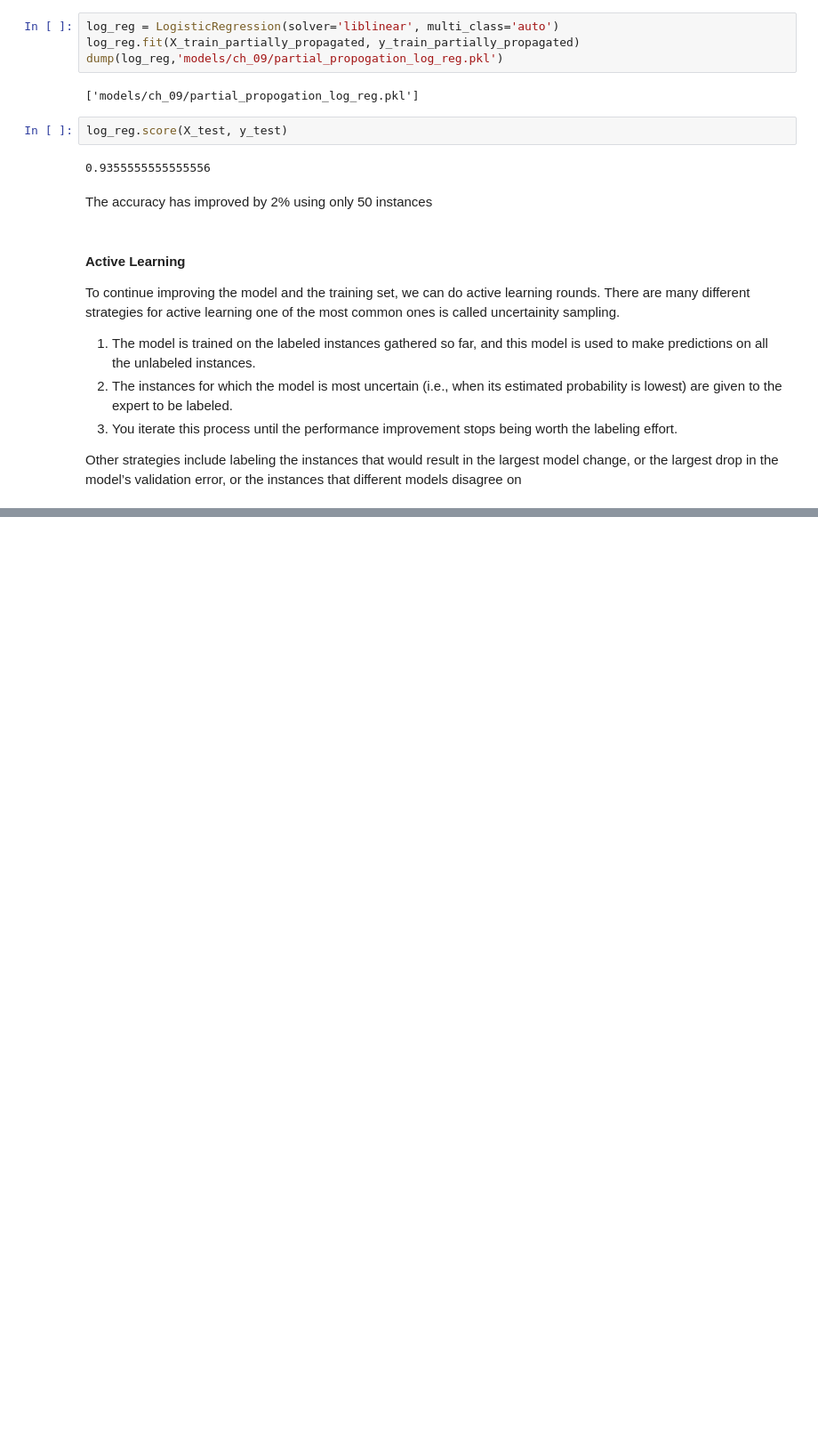
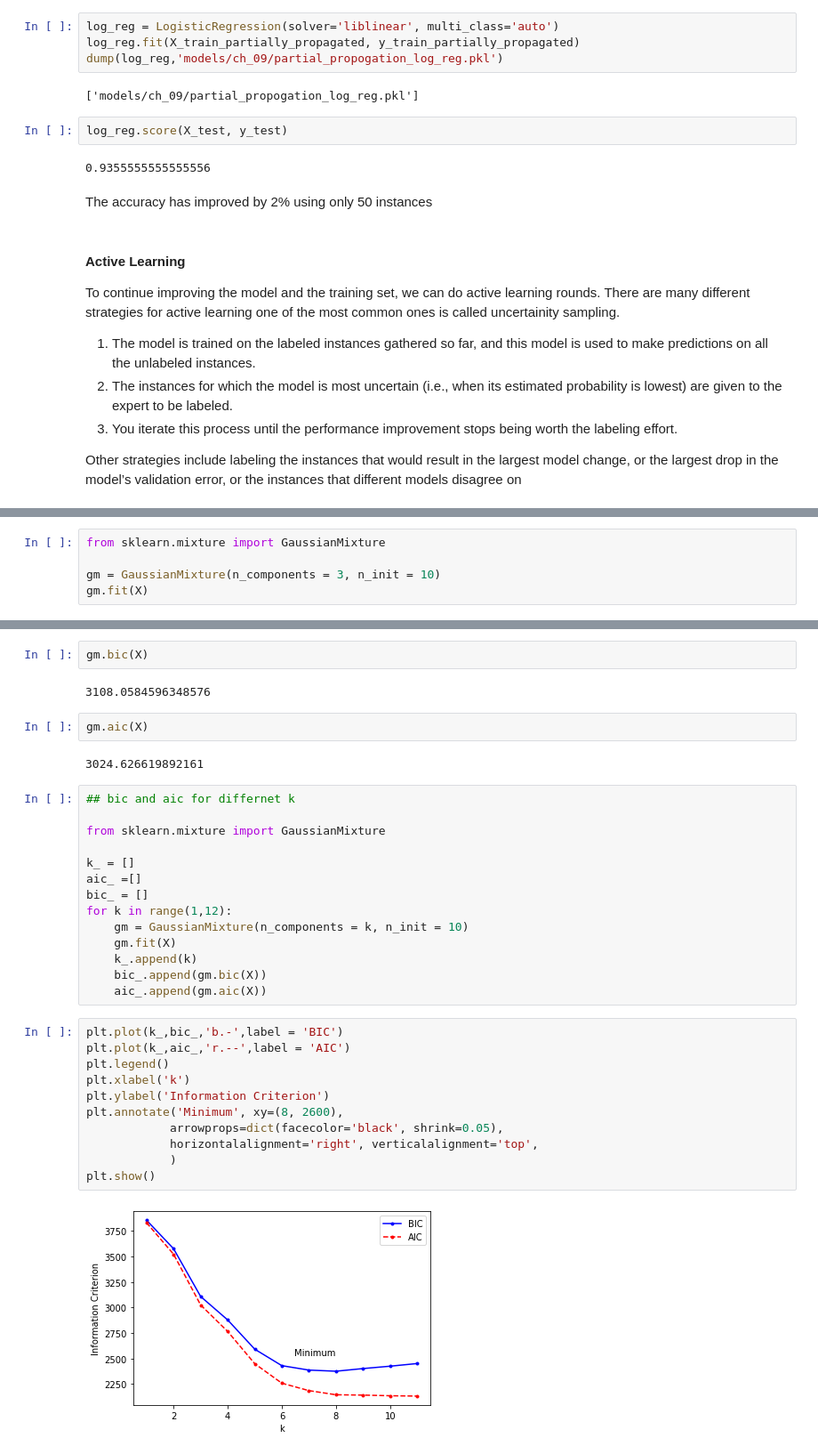
Before and after one commit to apurvasijaria/notes-and-codes-from-books, a Jupyter notebook: Hands-on-ML-with-scikit-learn-keras-tensorflow-2ndEd/Ch_09_unsupervised_learning_techniques.ipynb, the cells around one changed output, grey strips where cells are left out. Shown at 89% size. Cells and saved outputs as stored; diff of their text form; blank space fills up the shorter version.

```diff
--- a/Hands-on-ML-with-scikit-learn-keras-tensorflow-2ndEd/Ch_09_unsupervised_learning_techniques.ipynb
+++ b/Hands-on-ML-with-scikit-learn-keras-tensorflow-2ndEd/Ch_09_unsupervised_learning_techniques.ipynb
@@ -547,0 +729,5 @@ nnhhjhjhj
+# %%
+from sklearn.mixture import GaussianMixture
+
+gm = GaussianMixture(n_components = 3, n_init = 10)
+gm.fit(X)
@@ -547,0 +868,35 @@ nnhhjhjhj
+# %%
+gm.bic(X)
+# %% [output]
+3108.0584596348576
+# %%
+gm.aic(X)
+# %% [output]
+3024.626619892161
+# %%
+## bic and aic for differnet k
+
+from sklearn.mixture import GaussianMixture
+
+k_ = []
+aic_ =[]
+bic_ = []
+for k in range(1,12):
+    gm = GaussianMixture(n_components = k, n_init = 10)
+    gm.fit(X)
+    k_.append(k)
+    bic_.append(gm.bic(X))
+    aic_.append(gm.aic(X))
+# %%
+plt.plot(k_,bic_,'b.-',label = 'BIC')
+plt.plot(k_,aic_,'r.--',label = 'AIC')
+plt.legend()
+plt.xlabel('k')
+plt.ylabel('Information Criterion')
+plt.annotate('Minimum', xy=(8, 2600),
+            arrowprops=dict(facecolor='black', shrink=0.05),
+            horizontalalignment='right', verticalalignment='top',
+            )
+plt.show()
+# %% [output]
+[figure, added]
```
Also changed, not shown: parts of 47 cells of this notebook, 4 other files.
